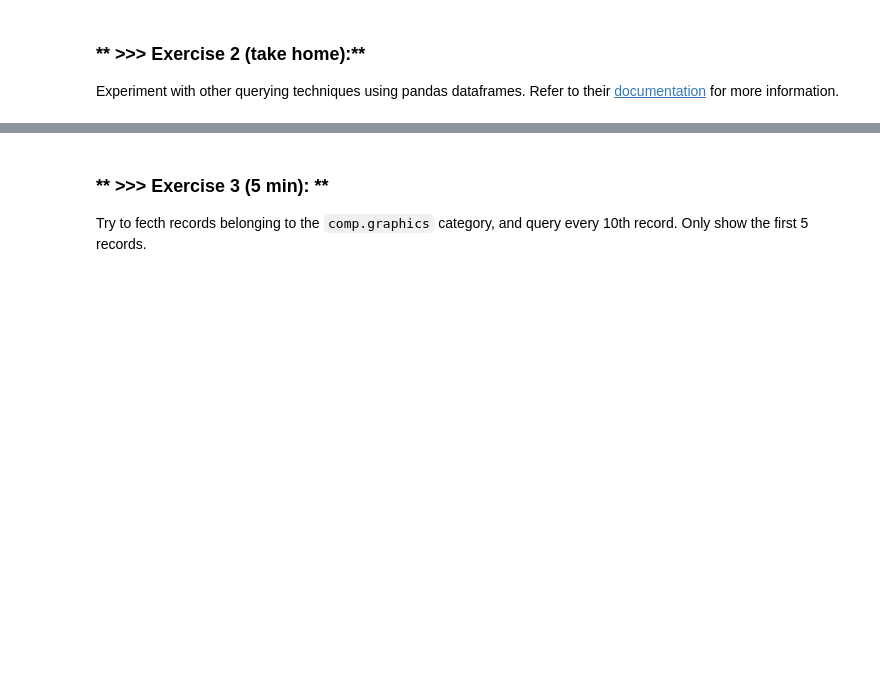
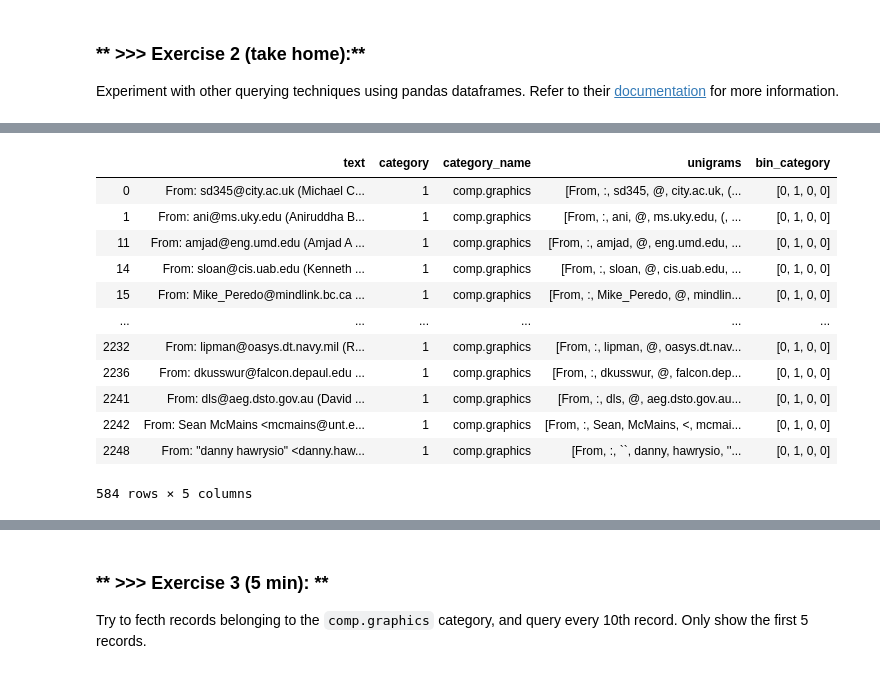
Before and after one commit to wuling31715/2020-NTHU-Data-Mining, a Jupyter notebook: lab1/DM2020-Lab1-Solved.ipynb, the cells around one changed output, grey strips where cells are left out. Drawn from its saved outputs; the diff is of its cells as text; code cells hidden in the pictures; blank space fills up the shorter version.

```diff
--- a/lab1/DM2020-Lab1-Solved.ipynb
+++ b/lab1/DM2020-Lab1-Solved.ipynb
@@ -388,0 +440,16 @@ Experiment with other querying techniques using pandas dataframes. Refer to thei
+# %%
+X[X['category']==1]
+# %% [output]
+|  | text | category | category_name | unigrams | bin_category |
+| 0 | From: sd345@city.ac.uk (Michael C... | 1 | comp.graphics | [From, :, sd345, @, city.ac.uk, (... | [0, 1, 0, 0] |
+| 1 | From: ani@ms.uky.edu (Aniruddha B... | 1 | comp.graphics | [From, :, ani, @, ms.uky.edu, (, ... | [0, 1, 0, 0] |
+| 11 | From: amjad@eng.umd.edu (Amjad A ... | 1 | comp.graphics | [From, :, amjad, @, eng.umd.edu, ... | [0, 1, 0, 0] |
+| 14 | From: sloan@cis.uab.edu (Kenneth ... | 1 | comp.graphics | [From, :, sloan, @, cis.uab.edu, ... | [0, 1, 0, 0] |
+| 15 | From: Mike_Peredo@mindlink.bc.ca ... | 1 | comp.graphics | [From, :, Mike_Peredo, @, mindlin... | [0, 1, 0, 0] |
+| ... | ... | ... | ... | ... | ... |
+| 2232 | From: lipman@oasys.dt.navy.mil (R... | 1 | comp.graphics | [From, :, lipman, @, oasys.dt.nav... | [0, 1, 0, 0] |
+| 2236 | From: dkusswur@falcon.depaul.edu ... | 1 | comp.graphics | [From, :, dkusswur, @, falcon.dep... | [0, 1, 0, 0] |
+| 2241 | From: dls@aeg.dsto.gov.au (David ... | 1 | comp.graphics | [From, :, dls, @, aeg.dsto.gov.au... | [0, 1, 0, 0] |
+| 2242 | From: Sean McMains <mcmains@unt.e... | 1 | comp.graphics | [From, :, Sean, McMains, <, mcmai... | [0, 1, 0, 0] |
+| 2248 | From: "danny hawrysio" <danny.haw... | 1 | comp.graphics | [From, :, ``, danny, hawrysio, ''... | [0, 1, 0, 0] |
+584 rows × 5 columns
```
Also changed, not shown: parts of 11 cells of this notebook.
